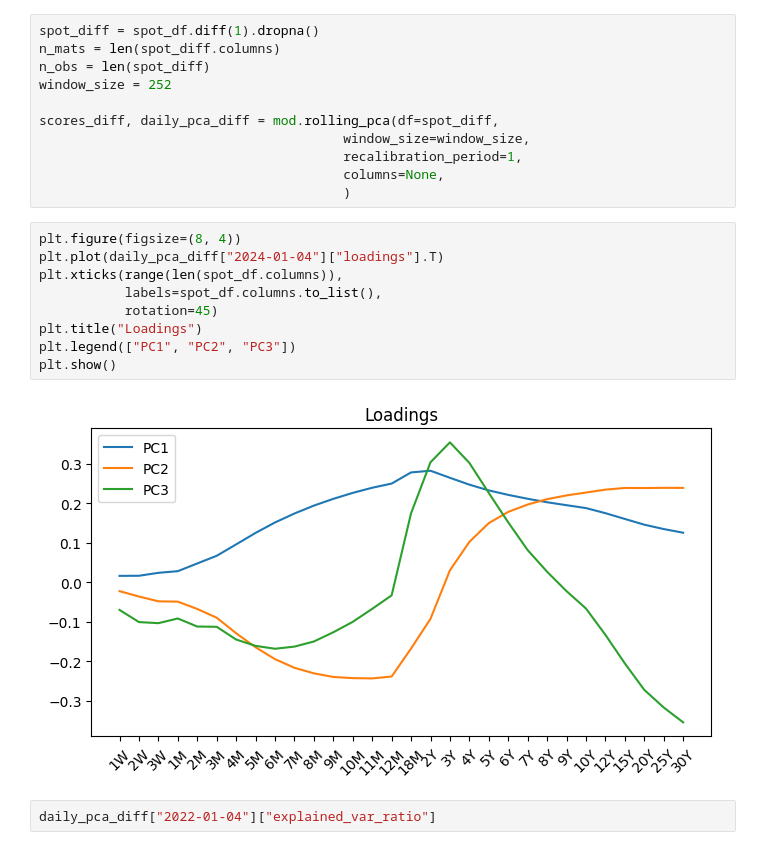
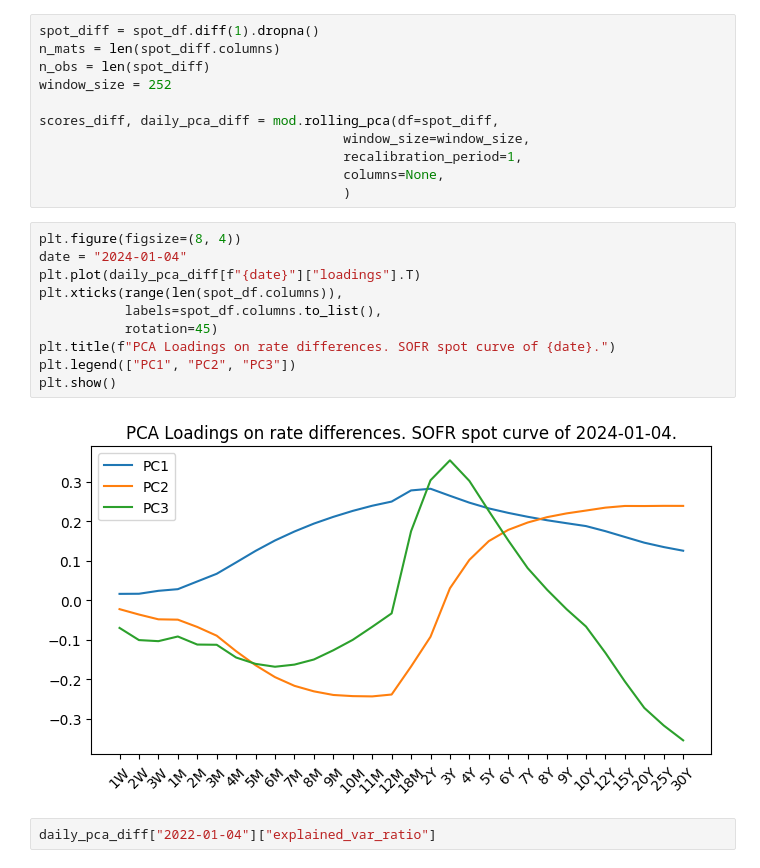
Before and after one commit to hedge-fund-strats/yield-curve-slope-trading, a Jupyter notebook: 01-pca.ipynb, the cells around one changed output. Drawn from its saved outputs; the diff is of its cells as text.

```diff
--- a/01-pca.ipynb
+++ b/01-pca.ipynb
@@ -141,15 +141,16 @@ scores_diff, daily_pca_diff = mod.rolling_pca(df=spot_diff,
                                        )
 # %%
 plt.figure(figsize=(8, 4))
-plt.plot(daily_pca_diff["2024-01-04"]["loadings"].T)
+date = "2024-01-04"
+plt.plot(daily_pca_diff[f"{date}"]["loadings"].T)
 plt.xticks(range(len(spot_df.columns)),
            labels=spot_df.columns.to_list(),
            rotation=45)
-plt.title("Loadings")
+plt.title(f"PCA Loadings on rate differences. SOFR spot curve of {date}.")
 plt.legend(["PC1", "PC2", "PC3"])
 plt.show()
 # %% [output]
-[figure, old version]
+[figure, new version]
 # %%
 daily_pca_diff["2022-01-04"]["explained_var_ratio"]
 # %% [output]
```
Also changed, not shown: parts of 7 cells of this notebook.
